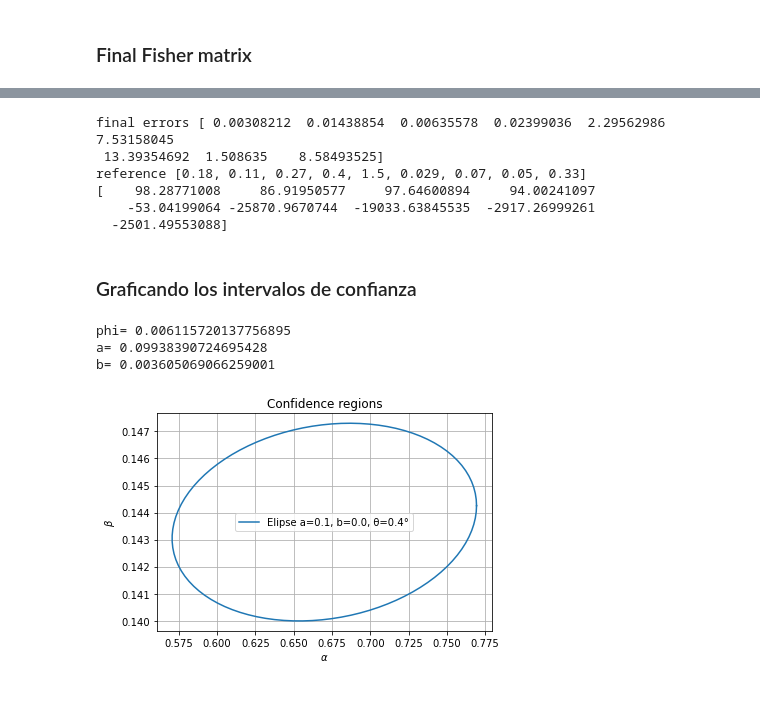
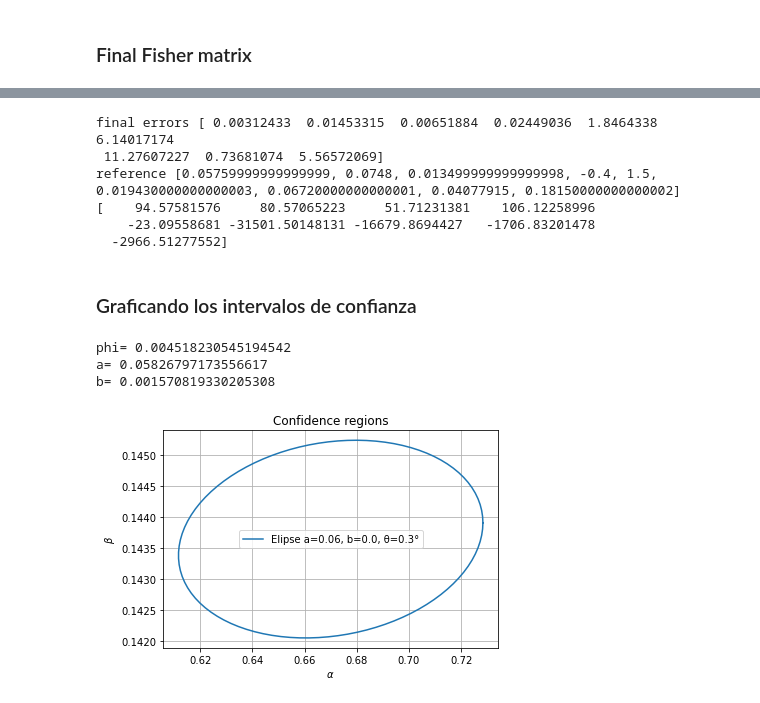
Before and after one commit to antoniacisternas/Forecast-validation-for-Euclid., a Jupyter notebook: Fisher_matrix.ipynb, the cells around one changed output, grey strips where cells are left out. Drawn from its saved outputs; the diff is of its cells as text; code cells hidden in the pictures.

```diff
--- a/Fisher_matrix.ipynb
+++ b/Fisher_matrix.ipynb
@@ -610,7 +599,7 @@ for i in range(len(parameters)):
         if j <= i :
             a = parameters[i]
             b = parameters[j]
-            result = (1/(8* np.pi**2))*double_integral(func_to_integrate, x_range, y_range, num_intervals_x, num_intervals_y, z_i[0], a, b)
+            result = (1/(8* np.pi**2))*double_integral(func_to_integrate, u_range, k_range, num_intervals_u, num_intervals_k, z_i[0], a, b)
             F_ij_bin[i][j] = result
             F_ij_bin[j][i] = result
 
@@ -668,7 +657,7 @@ for l in range(len(z_i)):
             if j <= i :
                 a = shape_param[i]
                 b = shape_param[j]
-                result = (1/(8* np.pi**2))*double_integral(func_to_integrate, x_range, y_range, num_intervals_x, num_intervals_y, z_i[l], a, b)
+                result = (1/(8* np.pi**2))*double_integral(func_to_integrate, u_range, k_range, num_intervals_u, num_intervals_k, z_i[l], a, b)
                 F_ij_shape[l][i][j] = result
                 F_ij_shape[l][j][i] = result
 # %%
@@ -680,7 +669,7 @@ for l in range(len(z_i)):
             if j <= i :
                 a = redshift_param[i]
                 b = redshift_param[j]
-                result = (1/(8* np.pi**2))*double_integral(func_to_integrate, x_range, y_range, num_intervals_x, num_intervals_y, z_i[l], a, b)
+                result = (1/(8* np.pi**2))*double_integral(func_to_integrate, u_range, k_range, num_intervals_u, num_intervals_k, z_i[l], a, b)
                 F_ij_redshift[l][i][j] = result
                 F_ij_redshift[l][j][i] = result
 # %%
@@ -692,7 +681,7 @@ for l in range(len(z_i)):
         for j in range(len(shape_param)):
                 a = redshift_param[i]
                 b = shape_param[j]
-                result = (1/(8* np.pi**2))*double_integral(func_to_integrate, x_range, y_range, num_intervals_x, num_intervals_y, z_i[l], a, b)
+                result = (1/(8* np.pi**2))*double_integral(func_to_integrate, u_range, k_range, num_intervals_u, num_intervals_k, z_i[l], a, b)
                 F_ij_mixed[l][i][j] = result
 
 # F_ij_mixed_t es la matriz de 6 x 5 de las mixed derivatives.
@@ -1086,18 +1075,20 @@ print('final errors',sigma_final)
 
 #For a pessimistic setting
 # [Om_m, Om_de, Om_b, w0, wa, h, ns, s8, gamma]
-reference = [0.18, 0.11, 0.27, 0.40, 1.5, 0.029, 0.070, 0.050, 0.33]
+reference = [0.18*Om_m0, 0.11* Om_DE0, 0.27*Om_b0, 0.40*w_0, 1.5, 0.029*h, 0.070*ns, 0.050*s8_reference, 0.33*gamma]
+reference2 = [0.18, 0.11, 0.27, 0.40, 1.5, 0.029, 0.070, 0.050, 0.33]
+
 print('reference', reference)
 
-validated = 100*(1 - (sigma_final/reference))
+validated = 100*(1- (sigma_final/reference))
 print(validated)
 # %% [output]
-final errors [ 0.00308212  0.01438854  0.00635578  0.02399036  2.29562986  7.53158045
- 13.39354692  1.508635    8.58493525]
-reference [0.18, 0.11, 0.27, 0.4, 1.5, 0.029, 0.07, 0.05, 0.33]
-[    98.28771008     86.91950577     97.64600894     94.00241097
-    -53.04199064 -25870.9670744  -19033.63845535  -2917.26999261
-  -2501.49553088]
+final errors [ 0.00312433  0.01453315  0.00651884  0.02449036  1.8464338   6.14017174
+ 11.27607227  0.73681074  5.56572069]
+reference [0.05759999999999999, 0.0748, 0.013499999999999998, -0.4, 1.5, 0.019430000000000003, 0.06720000000000001, 0.04077915, 0.18150000000000002]
+[    94.57581576     80.57065223     51.71231381    106.12258996
+    -23.09558681 -31501.50148131 -16679.8694427   -1706.83201478
+  -2966.51277552]
 # %% [markdown]
 ### Graficando los intervalos de confianza
 # %%
@@ -1124,22 +1115,22 @@ def plot_ellipse(a, b, phi, center_alpha=0, center_beta=0):
 # %%
 #alpha = h
 #beta = wm
 A = 2.3
 alpha = 2
 beta = 3
 # A = 6.18 2 sigma
 #A = 11.8  3 sigma
-a = A * np.sqrt((0.5 *(C[alpha,alpha] + C[beta,beta])) + np.sqrt((0.25*((C[alpha,alpha] - C[beta,beta])**2)) + (C[alpha, beta]**2)))
-b = A * np.sqrt((0.5 *(C[alpha,alpha] + C[beta,beta])) - np.sqrt((0.25*((C[alpha,alpha] - C[beta,beta])**2)) + (C[alpha, beta]**2)))
-phi = np.radians(0.5 * np.arctan((2* C[alpha, beta]) / (C[alpha,alpha] - C[beta,beta])))
+a = A * np.sqrt((0.5 *(C_final[alpha,alpha] + C_final[beta,beta])) + np.sqrt((0.25*((C_final[alpha,alpha] - C_final[beta,beta])**2)) + (C_final[alpha, beta]**2)))
+b = A * np.sqrt((0.5 *(C_final[alpha,alpha] + C_final[beta,beta])) - np.sqrt((0.25*((C_final[alpha,alpha] - C_final[beta,beta])**2)) + (C_final[alpha, beta]**2)))
+phi = np.radians(0.5 * np.arctan((2* C_final[alpha, beta]) / (C_final[alpha,alpha] - C_final[beta,beta])))
 
 print('phi=', phi)
 print('a=', a)
 print('b=', b)
 
 plot_ellipse(a, b, phi, center_alpha= h, center_beta= wm)
 # %% [output]
-phi= 0.006115720137756895
-a= 0.09938390724695428
-b= 0.003605069066259001
+phi= 0.004518230545194542
+a= 0.05826797173556617
+b= 0.001570819330205308
-[figure, old version]
+[figure, new version]
```
Also changed, not shown: parts of 14 cells of this notebook, 1 other file.
